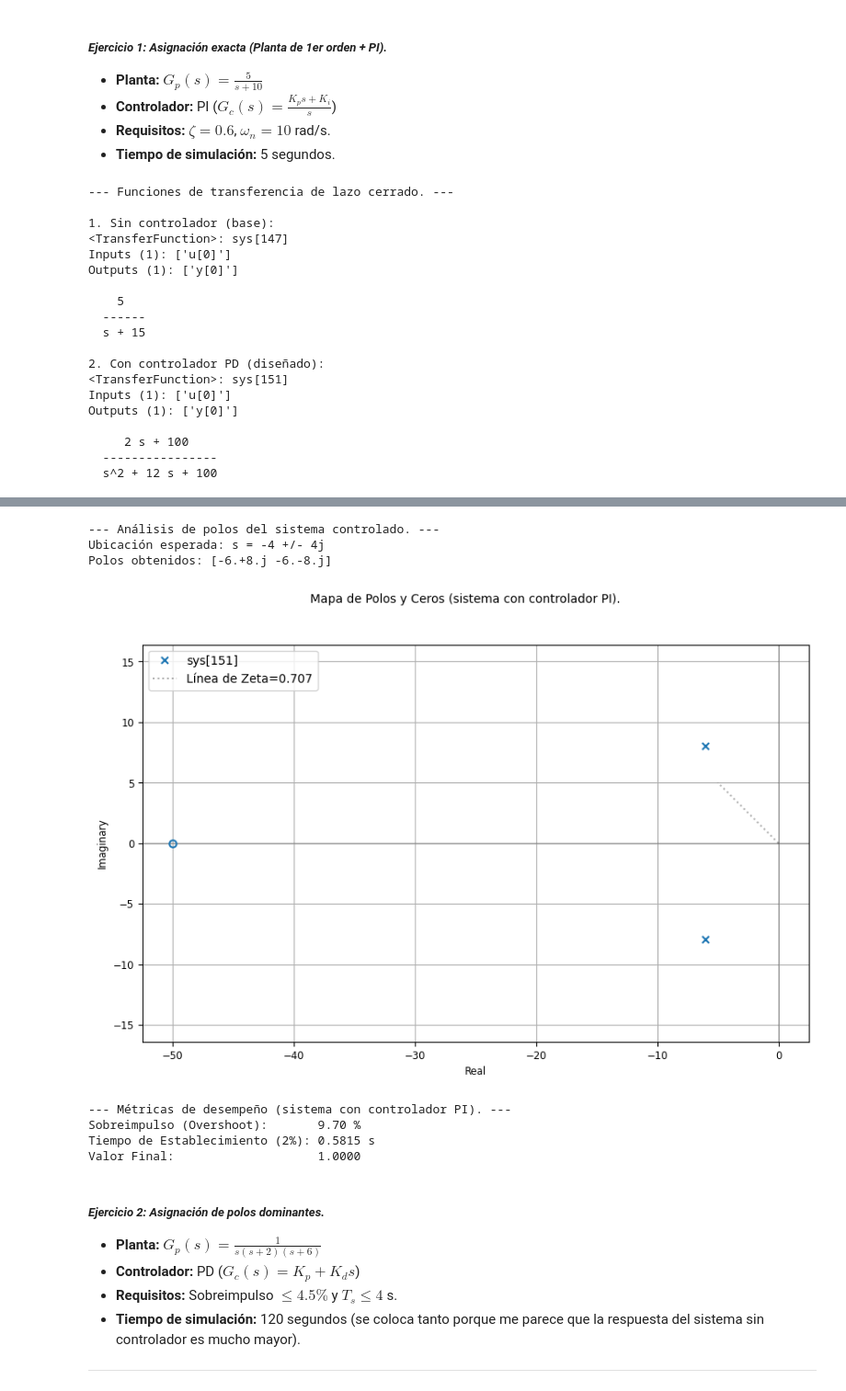
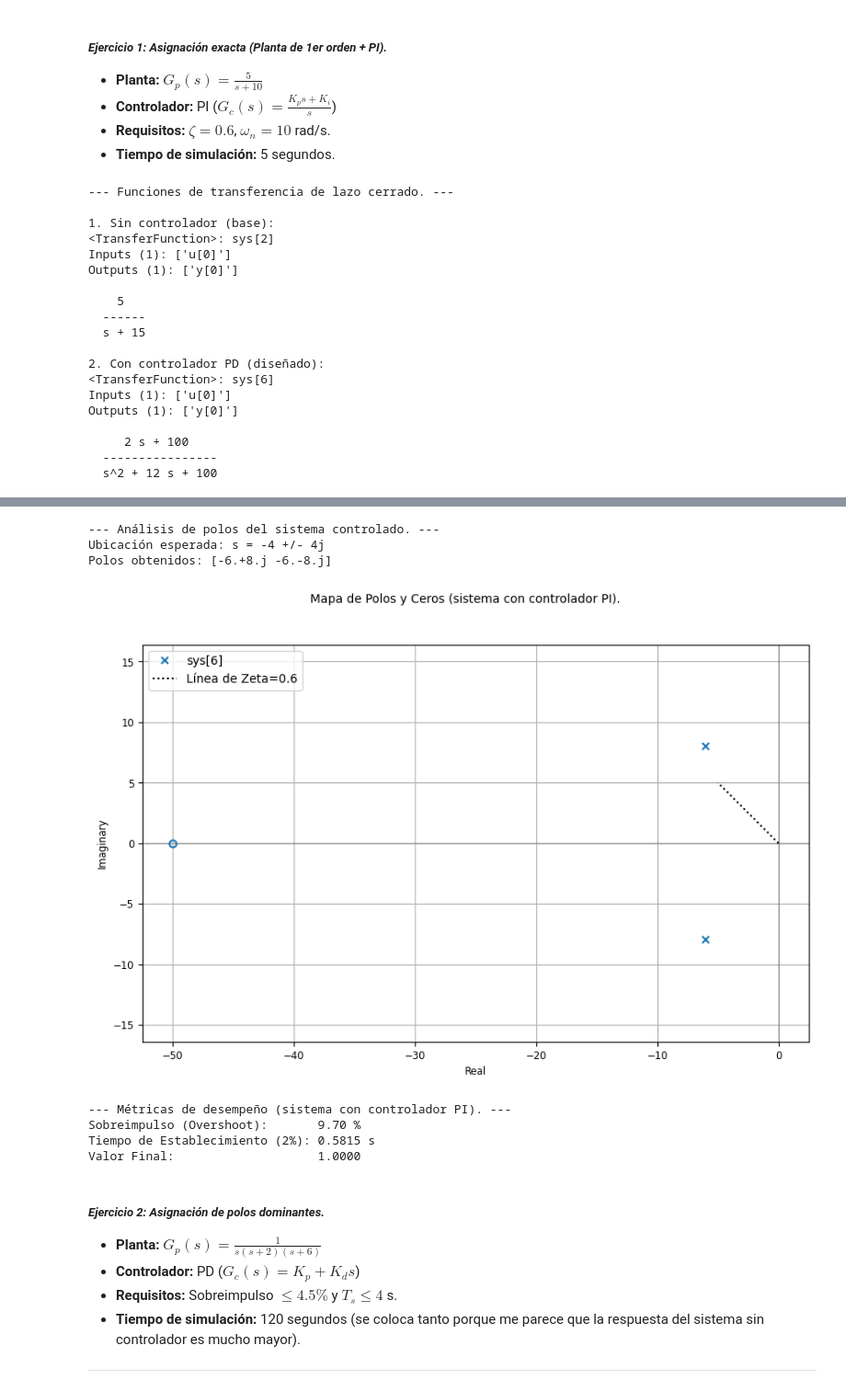
Before and after one commit to migueamv/Control-Clasico, a Jupyter notebook: Practicas/P_3_03_Asignacion_de_polos.ipynb, the cells around one changed output, grey strips where cells are left out. Shown at 92% size. Cells and saved outputs as stored; diff of their text form; code cells hidden in the pictures.

```diff
--- a/Practicas/P_3_03_Asignacion_de_polos.ipynb
+++ b/Practicas/P_3_03_Asignacion_de_polos.ipynb
@@ -401,7 +401,7 @@ print(f"Polos obtenidos: {polos}")
 plt.figure(figsize=(10, 6))
 ct.pzmap(sys_con_control, title='Mapa de Polos y Ceros (sistema con controlador PI).')
 # Dibujar línea de amortiguamiento constante (zeta = 0.707 equivale a 45 grados)
-plt.plot([0, -5], [0, 5], 'k:', alpha=0.3, label='Línea de Zeta=0.707')
+plt.plot([0, -5], [0, 5], 'k:', label='Línea de Zeta=0.6')
 plt.legend()
 plt.grid(True)
 plt.show()
@@ -410,36 +410,36 @@ plt.show()
 # --- 4. Métricas de desempeño. ---
 
 info = ct.step_info(sys_con_control)
 
 print("--- Métricas de desempeño (sistema con controlador PI). ---")
 print(f"Sobreimpulso (Overshoot):       {info['Overshoot']:.2f} %")
 print(f"Tiempo de Establecimiento (2%): {info['SettlingTime']:.4f} s")
 print(f"Valor Final:                    {y_con[-1]:.4f}")
 # %% [output]
 --- Funciones de transferencia de lazo cerrado. ---
 
 1. Sin controlador (base):
-<TransferFunction>: sys[147]
+<TransferFunction>: sys[2]
 Inputs (1): ['u[0]']
 Outputs (1): ['y[0]']
 
     5
   ------
   s + 15
 
 2. Con controlador PD (diseñado):
-<TransferFunction>: sys[151]
+<TransferFunction>: sys[6]
 Inputs (1): ['u[0]']
 Outputs (1): ['y[0]']
 
      2 s + 100
   ----------------
   s^2 + 12 s + 100
 [figure]
 --- Análisis de polos del sistema controlado. ---
 Ubicación esperada: s = -4 +/- 4j
 Polos obtenidos: [-6.+8.j -6.-8.j]
-[figure, old version]
+[figure, new version]
 --- Métricas de desempeño (sistema con controlador PI). ---
 Sobreimpulso (Overshoot):       9.70 %
 Tiempo de Establecimiento (2%): 0.5815 s
```
